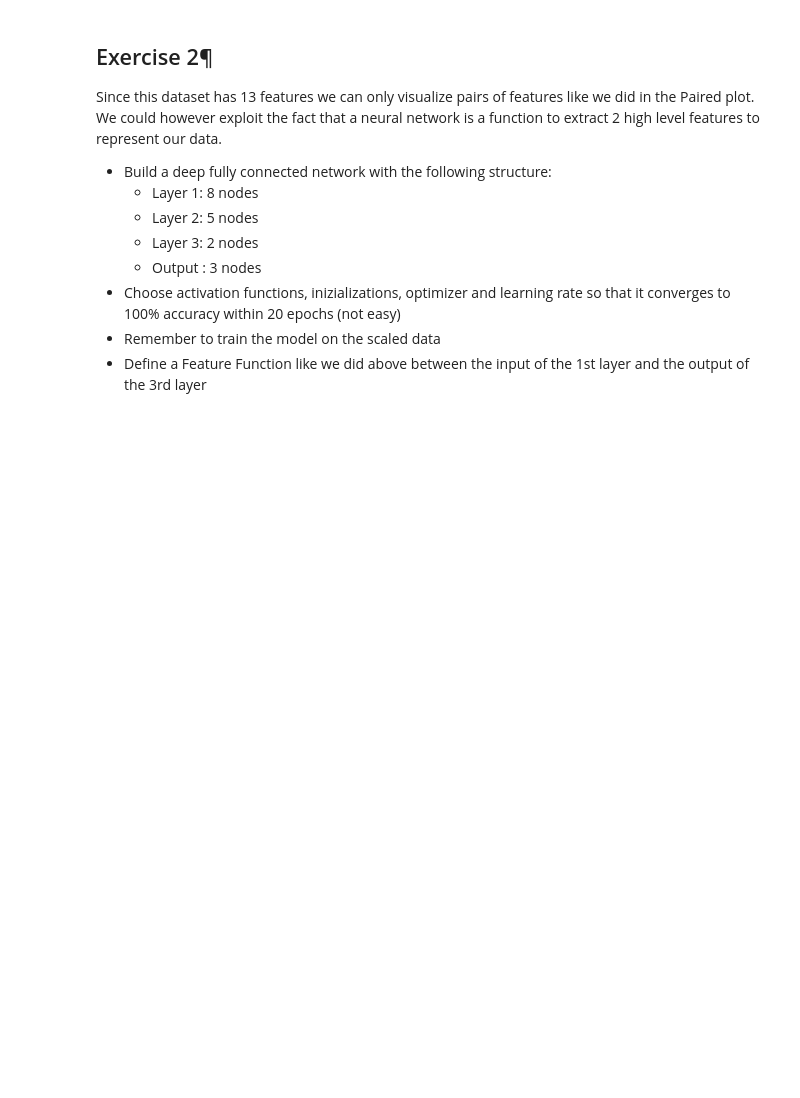
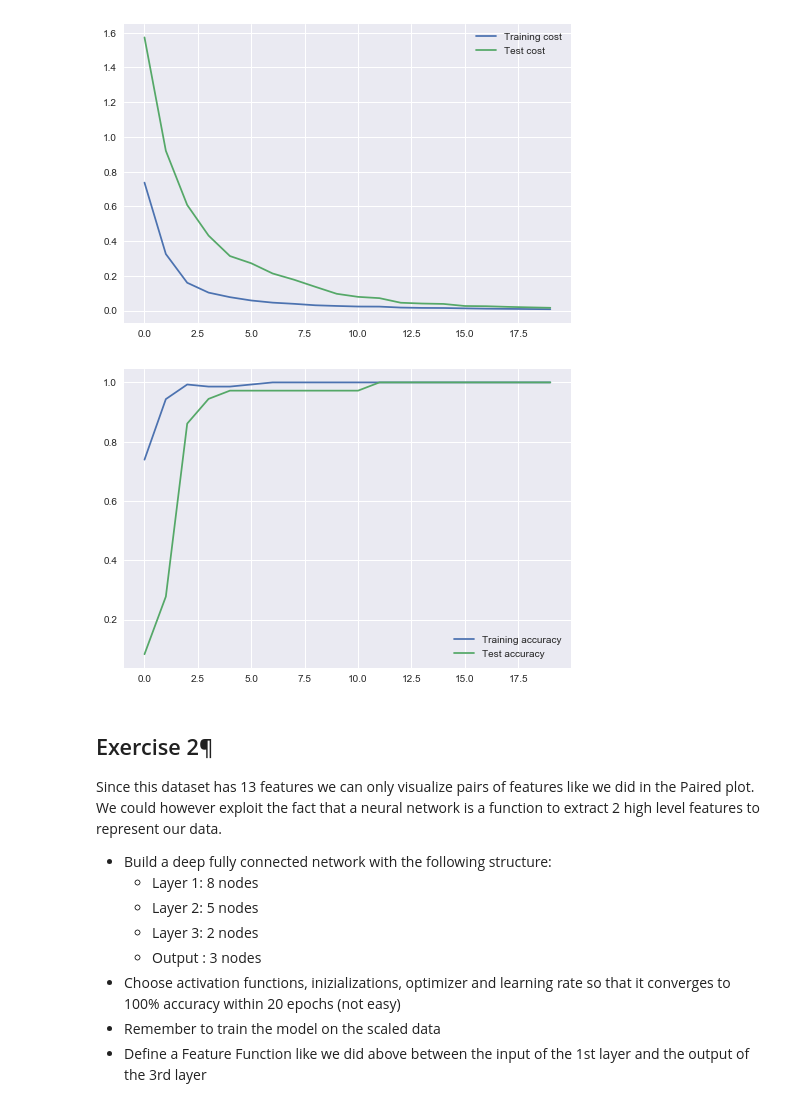
Before and after one commit to YasirHabib/Deep-Learning, a Jupyter notebook: solutions/5 GD Solutions.ipynb, the cells around one changed output. Cells and saved outputs as stored; diff of their text form; code cells hidden in the pictures; blank space fills up the shorter version.

```diff
--- a/solutions/5 GD Solutions.ipynb
+++ b/solutions/5 GD Solutions.ipynb
@@ -17,0 +166,10 @@ You've just been hired at a wine company and they would like you to help them bu
+# %%
+from keras.layers import Dense
+from keras.models import Sequential
+from keras.optimizers import Adam
+
+D = X.shape[1]
+
+model = Sequential()
+model.add(Dense(5, input_shape=(D,), activation='relu'))
+model.add(Dense(K, activation='softmax'))
@@ -17,0 +178,8 @@ You've just been hired at a wine company and they would like you to help them bu
+# %%
+opt = Adam(lr=0.01)
+
+model.compile(
+    loss='sparse_categorical_crossentropy',
+    optimizer=opt,
+    metrics=['accuracy']
+)
@@ -17,0 +211,3 @@ You've just been hired at a wine company and they would like you to help them bu
+# %%
+Y = Y-1
+Y
@@ -17,0 +223,2 @@ You've just been hired at a wine company and they would like you to help them bu
+# %%
+r = model.fit(X, Y, batch_size=8, epochs=20, validation_split=0.2, shuffle=True)
@@ -18,3 +243,16 @@ You've just been hired at a wine company and they would like you to help them bu
+# %%
+plt.plot(r.history['loss'], label='Training cost')
+plt.plot(r.history['val_loss'], label='Test cost')
+plt.legend()
+plt.show()
+
+plt.plot(r.history['acc'], label='Training accuracy')
+plt.plot(r.history['val_acc'], label='Test accuracy')
+plt.legend()
+plt.show()
+# %% [output]
+[figure, added]
+[figure, added]
 # %% [markdown]
 ## Exercise 2¶
 Since this dataset has 13 features we can only visualize pairs of features like we did in the Paired plot. We could however exploit the fact that a neural network is a function to extract 2 high level features to represent our data.
```
Also changed, not shown: parts of 24 cells of this notebook.
